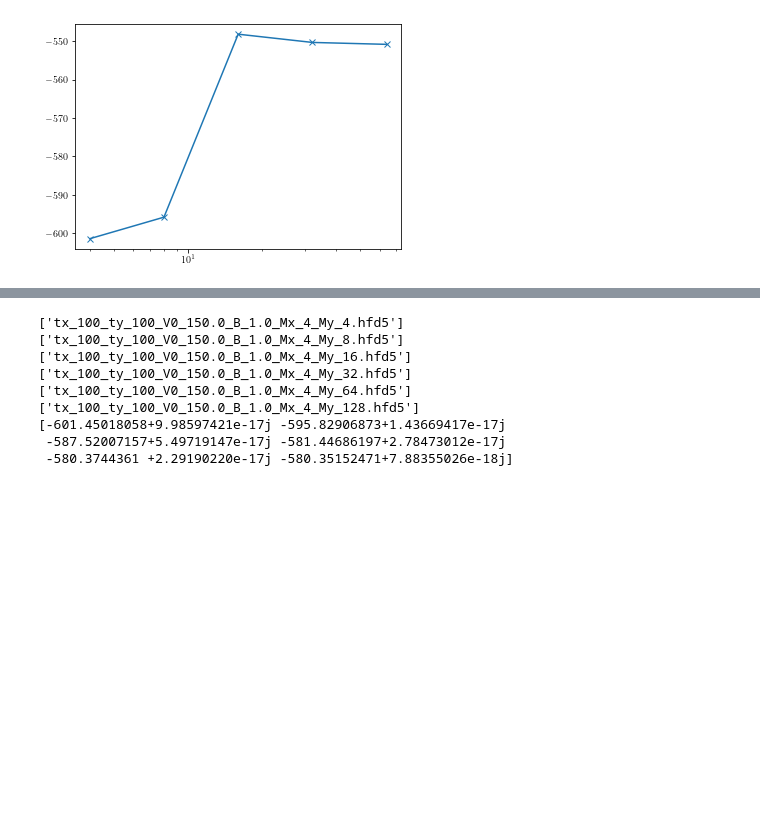
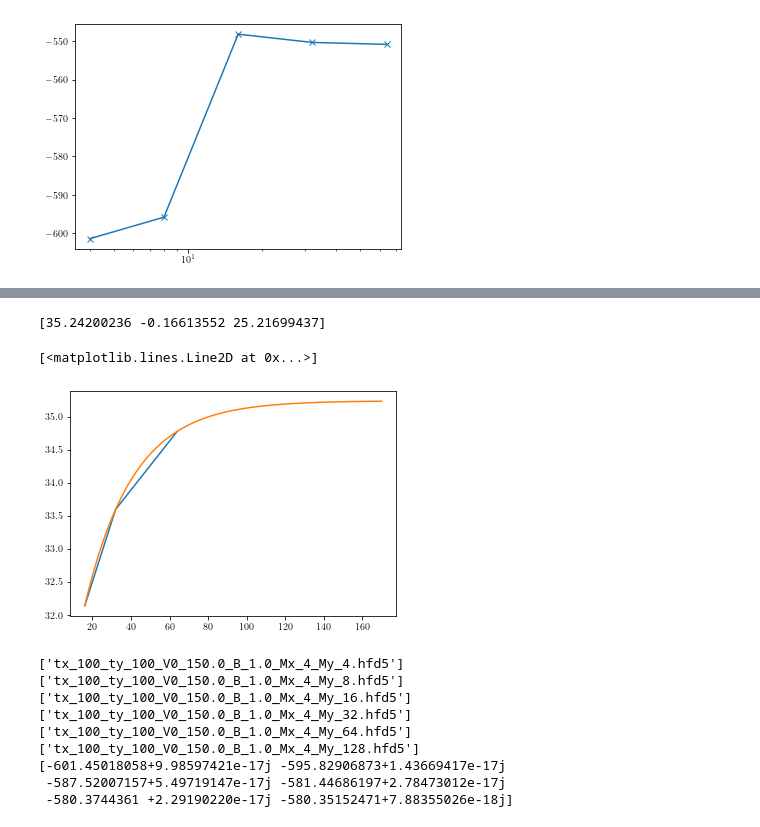
Before and after one commit to Progklui/rotor_lattice_models, a Jupyter notebook: numerics_verification.ipynb, the cells around one changed output, grey strips where cells are left out. Drawn from its saved outputs; the diff is of its cells as text; code cells hidden in the pictures; blank space fills up the shorter version.

```diff
--- a/numerics_verification.ipynb
+++ b/numerics_verification.ipynb
@@ -333,3 +339,29 @@ plt.plot(1/(E_size_qx_fo_arr-E_size_q0_fo_arr).real)
+# %%
+import scipy
+
+x_e = np.array([16,32,64])
+y_e = np.array([32.1376832, 33.59607878, 34.7793058])
+
+a, b = np.polyfit(x_e, y_e, 1)
+
+x = np.linspace(16,170,100)
+y = a*x+b
+
+def func(x, m_inf, m_0, a):
+    return m_inf*(1+m_0*np.exp(-x/a))
+
+popt, pcov = scipy.optimize.curve_fit(func, x_e, y_e, p0 = [35, -1.5, 6]) #bounds=([30,0,-10], [50, 100, 0]))
+print(popt)
+
+y = func(x, *popt)
+
+plt.plot(x_e,y_e)
+plt.plot(x,y)
+#plt.plot(x, func(x, 35, -1.5, 6))
+# %% [output]
+[35.24200236 -0.16613552 25.21699437]
+[<matplotlib.lines.Line2D at 0x...>]
+[figure, added]
 # %%
 My_list_fdv = 2**(np.arange(2,8))
 Mx_list_fdv = 4*np.ones(len(My_list_fdv), dtype=int)
```
Also changed, not shown: parts of 4 cells of this notebook, 1 other file.
